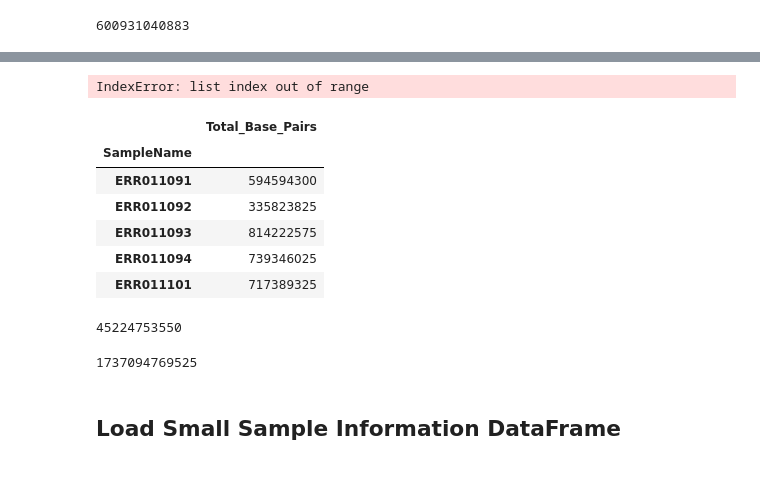
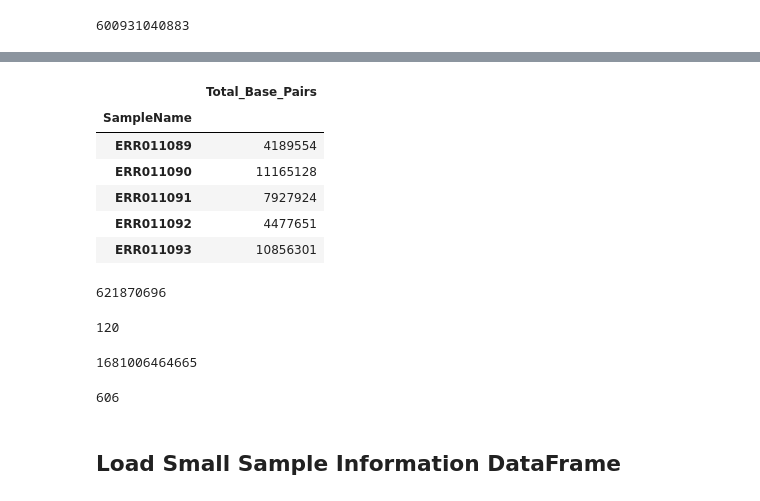
Before and after one commit to syooseph/YoosephLab, a Jupyter notebook: MicrobiomeNetworks/HealthyPopulations/PublicationMaster--CohortSampleInformation.ipynb, the cells around one changed output, grey strips where cells are left out. Saved outputs shown, nothing was run; the diff lists cells and outputs as text; code cells hidden in the pictures.

```diff
--- a/MicrobiomeNetworks/HealthyPopulations/PublicationMaster--CohortSampleInformation.ipynb
+++ b/MicrobiomeNetworks/HealthyPopulations/PublicationMaster--CohortSampleInformation.ipynb
@@ -105,36 +136,26 @@ americanBaseDF['Total_Base_Pairs'].sum()
 # %%
 ##############################################################################################
-# %%
-import json
-
-with open("/home/mark/Desktop/Research/GlobalNetwork/masterFiles2/Cohorts/baseCounts/European.json", "r") as read_file2:
-    europeanBaseDict = json.load(read_file2)
-
-europeanBaseDictClean = {'SampleName':[],'Total_Base_Pairs':[]}
-
-i=0
-sampleNameCheck = 'holder'
-while sampleNameCheck != 'bad':
-    if 'sub' not in europeanBaseDict['SampleName'][i]:
-        europeanBaseDictClean['Total_Base_Pairs'].append(int(europeanBaseDict['Total_Base_Pairs'][i]))
-        europeanBaseDictClean['SampleName'].append(europeanBaseDict['SampleName'][i].split(".")[0])
-        i+=1
-    else:
-        sampleNameCheck='bad'
-# %% [output]
-IndexError: list index out of range
-# %%
-europeanBaseDF = pd.DataFrame(data=europeanBaseDictClean).set_index("SampleName")
-europeanBaseDF.head()
-# %% [output]
-|  | Total_Base_Pairs |
-| SampleName |  |
-| ERR011091 | 594594300 |
-| ERR011092 | 335823825 |
-| ERR011093 | 814222575 |
-| ERR011094 | 739346025 |
-| ERR011101 | 717389325 |
+# %%
+import json
+europeanBaseDictClean = {'SampleName':[],'Total_Base_Pairs':[]}
+with open("./DataFiles/CohortInformation/EuropeanFileReadTotal.txt", "r") as read_file2:
+    for line in read_file2:
+        if '.mt.out' in line:
+            europeanBaseDictClean['SampleName'].append(line.split(".")[0])
+        else:
+            europeanBaseDictClean['Total_Base_Pairs'].append(int(line.strip()))
+EuropeantempDF = pd.DataFrame(data=europeanBaseDictClean).set_index('SampleName')
+EuropeantempDF2 = EuropeantempDF.loc[europeanSampleList].copy()
+EuropeantempDF2.head()
+# %% [output]
+|  | Total_Base_Pairs |
+| SampleName |  |
+| ERR011089 | 4189554 |
+| ERR011090 | 11165128 |
+| ERR011091 | 7927924 |
+| ERR011092 | 4477651 |
+| ERR011093 | 10856301 |
 # %%
-europeanBaseDF['Total_Base_Pairs'].sum()
+EuropeantempDF2['Total_Base_Pairs'].sum()
 # %% [output]
-45224753550
+621870696
@@ -143,8 +162,16 @@ globalSpeciesAll2 = globalSpeciesAll.set_index("SampleName").copy()
+# %%
+print(len(EuropeantempDF2))
+# %% [output]
+120
 # %%
-TotalBaseCount = int(europeanBaseDF['Total_Base_Pairs'].sum())+int(americanBaseDF['Total_Base_Pairs'].sum())+int(JapaneseBaseDF['Total_Base_Pairs'].sum())+int(IndianBaseDF['Total_Base_Pairs'].sum())
+TotalBaseCount = int(EuropeantempDF2['Total_Base_Pairs'].sum())+int(americanBaseDF['Total_Base_Pairs'].sum())+int(JapaneseBaseDF['Total_Base_Pairs'].sum())+int(IndianBaseDF3['Total_Base_Pairs'].sum())
 TotalBaseCount
 # %% [output]
-1737094769525
+1681006464665
+# %%
+print(len(EuropeantempDF2.index) + len(americanBaseDF.index) + len(JapaneseBaseDF.index) + len(IndianBaseDF3.index))
+# %% [output]
+606
 # %% [markdown]
 ## Load Small Sample Information DataFrame
 # %%
```
Also changed, not shown: parts of 16 cells of this notebook.
